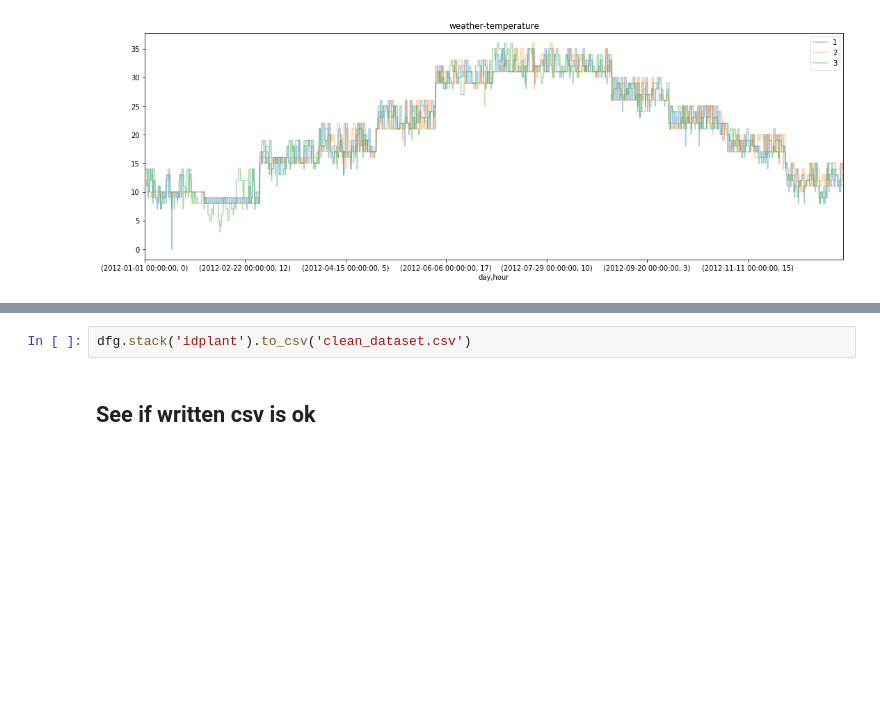
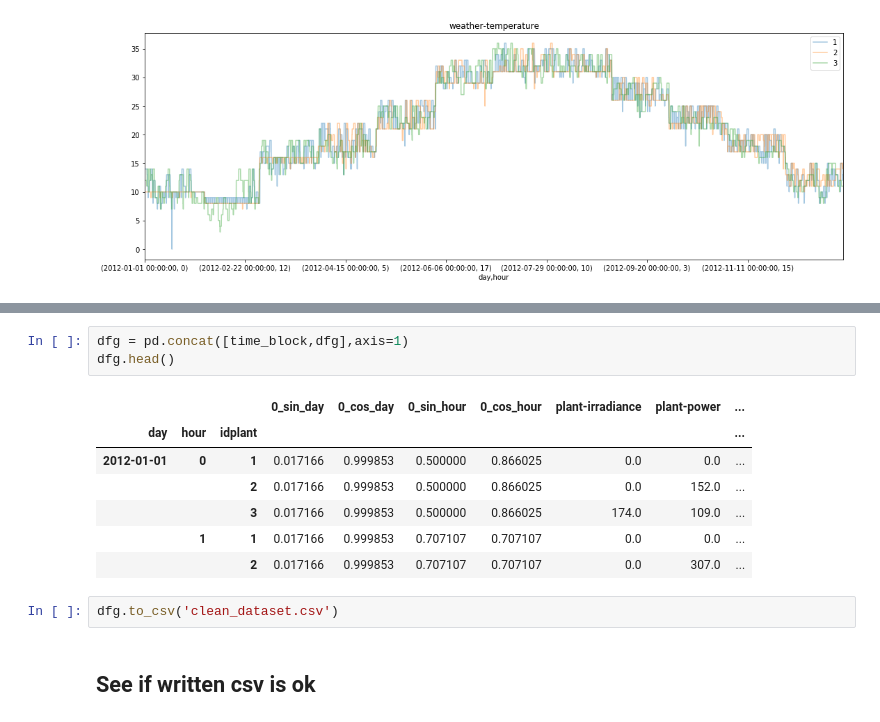
Before and after one commit to mallibus/PV-Multivariate-Time-Series, a Jupyter notebook: EDA.ipynb, the cells around one changed output, grey strips where cells are left out. Cells and saved outputs as stored; diff of their text form; blank space fills up the shorter version.

```diff
--- a/EDA.ipynb
+++ b/EDA.ipynb
@@ -291,5 +326,16 @@ plt.show()
+# %%
+dfg = pd.concat([time_block,dfg],axis=1)
+dfg.head()
+# %% [output]
+|  |  |  | 0_sin_day | 0_cos_day | 0_sin_hour | 0_cos_hour | plant-irradiance | plant-power | ... |
+| day | hour | idplant |  |  |  |  |  |  | ... |
+| 2012-01-01 | 0 | 1 | 0.017166 | 0.999853 | 0.500000 | 0.866025 | 0.0 | 0.0 | ... |
+|  |  | 2 | 0.017166 | 0.999853 | 0.500000 | 0.866025 | 0.0 | 152.0 | ... |
+|  |  | 3 | 0.017166 | 0.999853 | 0.500000 | 0.866025 | 174.0 | 109.0 | ... |
+|  | 1 | 1 | 0.017166 | 0.999853 | 0.707107 | 0.707107 | 0.0 | 0.0 | ... |
+|  |  | 2 | 0.017166 | 0.999853 | 0.707107 | 0.707107 | 0.0 | 307.0 | ... |
 # %%
-dfg.stack('idplant').to_csv('clean_dataset.csv')
+dfg.to_csv('clean_dataset.csv')
 # %% [markdown]
 ## See if written csv is ok
 # %%
```
Also changed, not shown: parts of 6 cells of this notebook, 1 other file.
